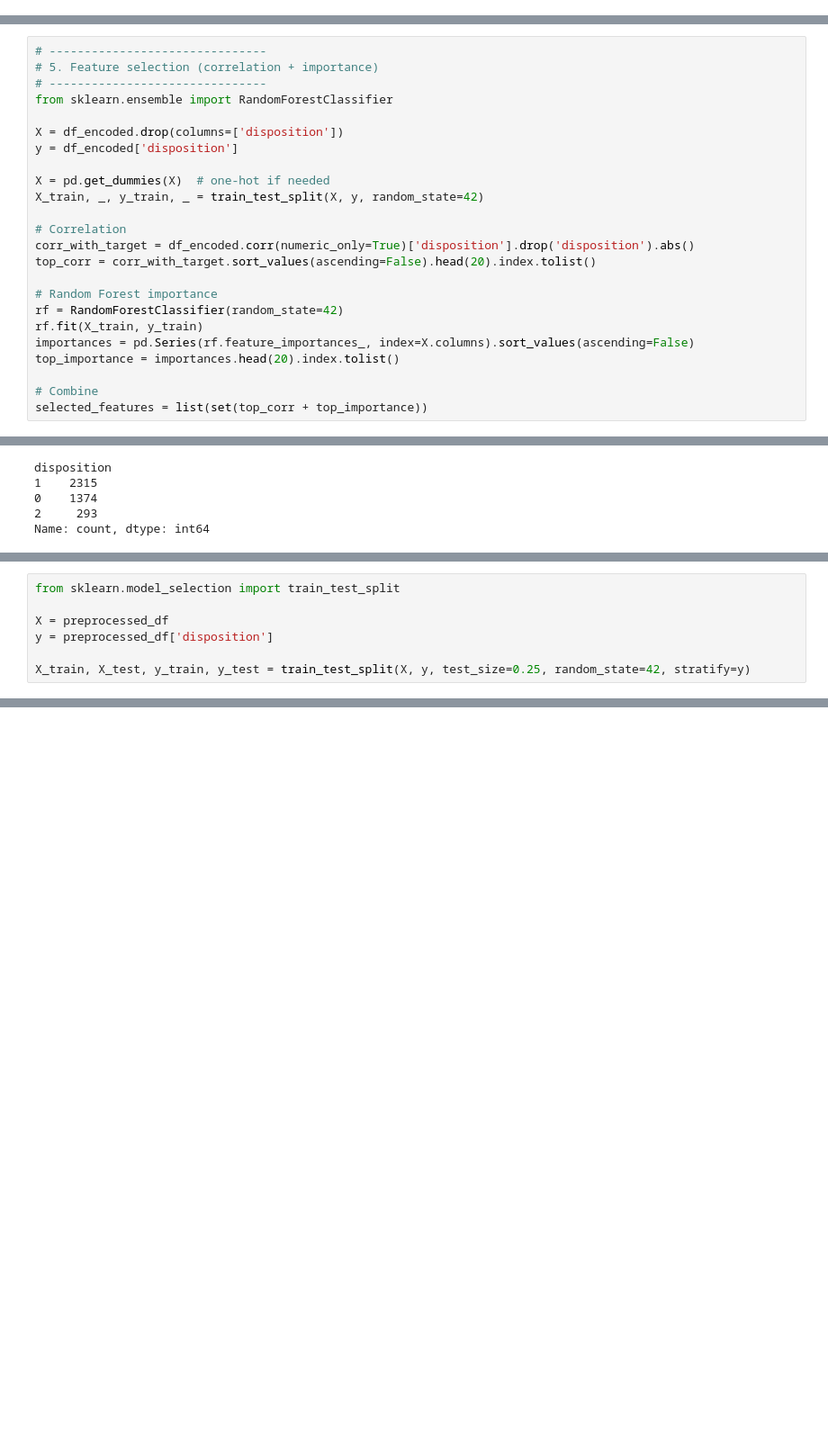
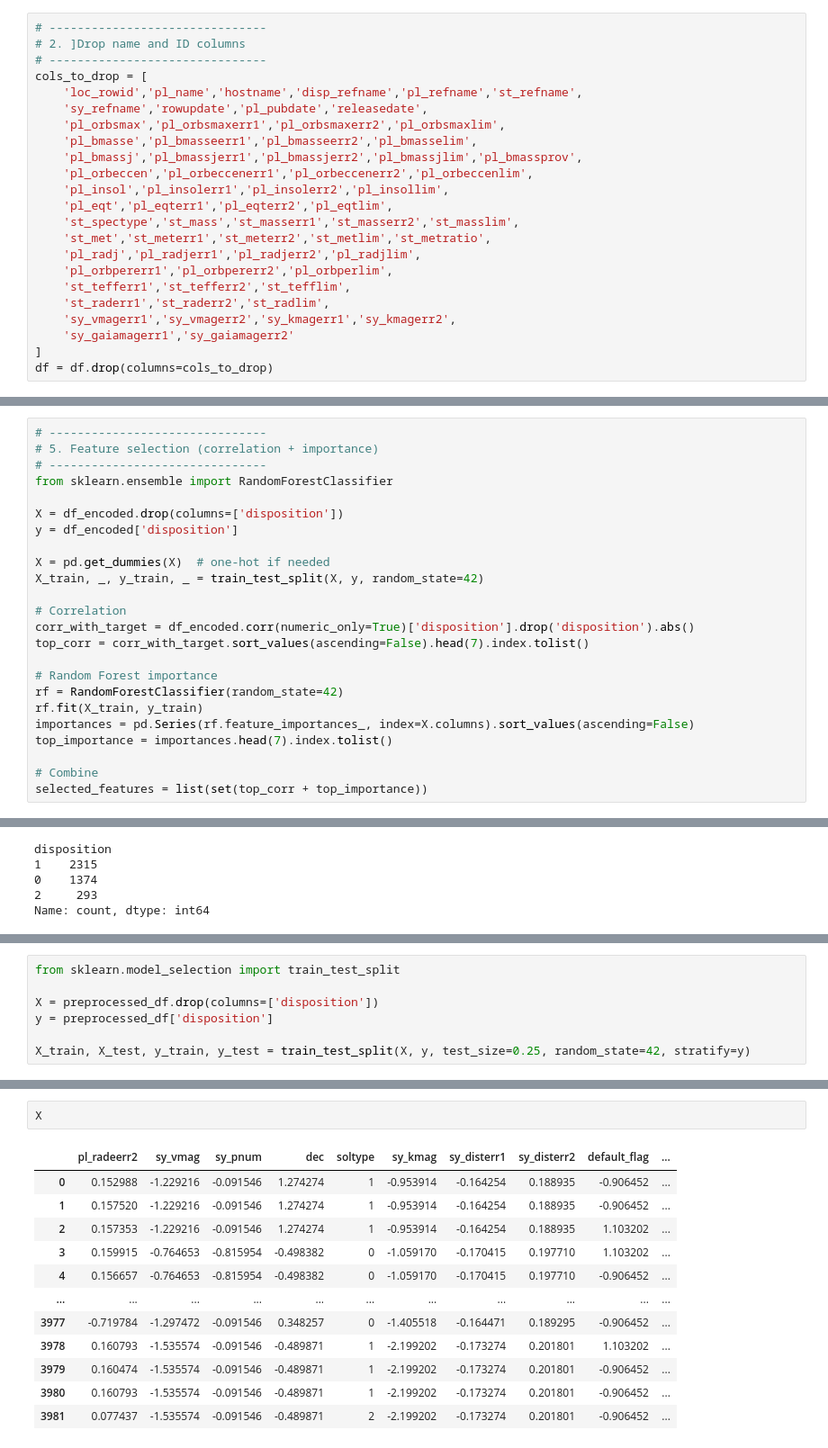
Before and after one commit to AbdelrahmanMahmoud-05/A-World-Away-Hunting-for-Exoplanets-with-AI, a Jupyter notebook: Notebook_k2pandc.ipynb, the cells around one changed output, grey strips where cells are left out. Shown: that part at 90% size. Cells and saved outputs as stored; diff of their text form; blank space fills up the shorter version.

```diff
--- a/Notebook_k2pandc.ipynb
+++ b/Notebook_k2pandc.ipynb
@@ -30,5 +30,28 @@ Data columns (total 95 columns):
 dtypes: float64(70), int64(7), object(18)
 memory usage: 2.9+ MB
 None
+# %%
+# -------------------------------
+# 2. ]Drop name and ID columns
+# -------------------------------
+cols_to_drop = [
+    'loc_rowid','pl_name','hostname','disp_refname','pl_refname','st_refname',
+    'sy_refname','rowupdate','pl_pubdate','releasedate',
+    'pl_orbsmax','pl_orbsmaxerr1','pl_orbsmaxerr2','pl_orbsmaxlim',
+    'pl_bmasse','pl_bmasseerr1','pl_bmasseerr2','pl_bmasselim',
+    'pl_bmassj','pl_bmassjerr1','pl_bmassjerr2','pl_bmassjlim','pl_bmassprov',
+    'pl_orbeccen','pl_orbeccenerr1','pl_orbeccenerr2','pl_orbeccenlim',
+    'pl_insol','pl_insolerr1','pl_insolerr2','pl_insollim',
+    'pl_eqt','pl_eqterr1','pl_eqterr2','pl_eqtlim',
+    'st_spectype','st_mass','st_masserr1','st_masserr2','st_masslim',
+    'st_met','st_meterr1','st_meterr2','st_metlim','st_metratio',
+    'pl_radj','pl_radjerr1','pl_radjerr2','pl_radjlim',
+    'pl_orbpererr1','pl_orbpererr2','pl_orbperlim',
+    'st_tefferr1','st_tefferr2','st_tefflim',
+    'st_raderr1','st_raderr2','st_radlim',
+    'sy_vmagerr1','sy_vmagerr2','sy_kmagerr1','sy_kmagerr2',
+    'sy_gaiamagerr1','sy_gaiamagerr2'
+]
+df = df.drop(columns=cols_to_drop)
 # %%
 # -------------------------------
@@ -106,13 +129,13 @@ X_train, _, y_train, _ = train_test_split(X, y, random_state=42)
 
 # Correlation
 corr_with_target = df_encoded.corr(numeric_only=True)['disposition'].drop('disposition').abs()
-top_corr = corr_with_target.sort_values(ascending=False).head(20).index.tolist()
+top_corr = corr_with_target.sort_values(ascending=False).head(7).index.tolist()
 
 # Random Forest importance
 rf = RandomForestClassifier(random_state=42)
 rf.fit(X_train, y_train)
 importances = pd.Series(rf.feature_importances_, index=X.columns).sort_values(ascending=False)
-top_importance = importances.head(20).index.tolist()
+top_importance = importances.head(7).index.tolist()
 
 # Combine
 selected_features = list(set(top_corr + top_importance))
@@ -185,7 +193,7 @@ Name: count, dtype: int64
 # %%
 from sklearn.model_selection import train_test_split
 
-X = preprocessed_df
+X = preprocessed_df.drop(columns=['disposition'])
 y = preprocessed_df['disposition']
 
 X_train, X_test, y_train, y_test = train_test_split(X, y, test_size=0.25, random_state=42, stratify=y)
@@ -249,0 +413,15 @@ NameError: name 'device' is not defined
+# %%
+X
+# %% [output]
+|  | pl_radeerr2 | sy_vmag | sy_pnum | dec | soltype | sy_kmag | sy_disterr1 | sy_disterr2 | default_flag | ... |
+| 0 | 0.152988 | -1.229216 | -0.091546 | 1.274274 | 1 | -0.953914 | -0.164254 | 0.188935 | -0.906452 | ... |
+| 1 | 0.157520 | -1.229216 | -0.091546 | 1.274274 | 1 | -0.953914 | -0.164254 | 0.188935 | -0.906452 | ... |
+| 2 | 0.157353 | -1.229216 | -0.091546 | 1.274274 | 1 | -0.953914 | -0.164254 | 0.188935 | 1.103202 | ... |
+| 3 | 0.159915 | -0.764653 | -0.815954 | -0.498382 | 0 | -1.059170 | -0.170415 | 0.197710 | 1.103202 | ... |
+| 4 | 0.156657 | -0.764653 | -0.815954 | -0.498382 | 0 | -1.059170 | -0.170415 | 0.197710 | -0.906452 | ... |
+| ... | ... | ... | ... | ... | ... | ... | ... | ... | ... | ... |
+| 3977 | -0.719784 | -1.297472 | -0.091546 | 0.348257 | 0 | -1.405518 | -0.164471 | 0.189295 | -0.906452 | ... |
+| 3978 | 0.160793 | -1.535574 | -0.091546 | -0.489871 | 1 | -2.199202 | -0.173274 | 0.201801 | 1.103202 | ... |
+| 3979 | 0.160474 | -1.535574 | -0.091546 | -0.489871 | 1 | -2.199202 | -0.173274 | 0.201801 | -0.906452 | ... |
+| 3980 | 0.160793 | -1.535574 | -0.091546 | -0.489871 | 1 | -2.199202 | -0.173274 | 0.201801 | -0.906452 | ... |
+| 3981 | 0.077437 | -1.535574 | -0.091546 | -0.489871 | 2 | -2.199202 | -0.173274 | 0.201801 | -0.906452 | ... |
```
Also changed, not shown: parts of 15 cells of this notebook, 10 other files.
